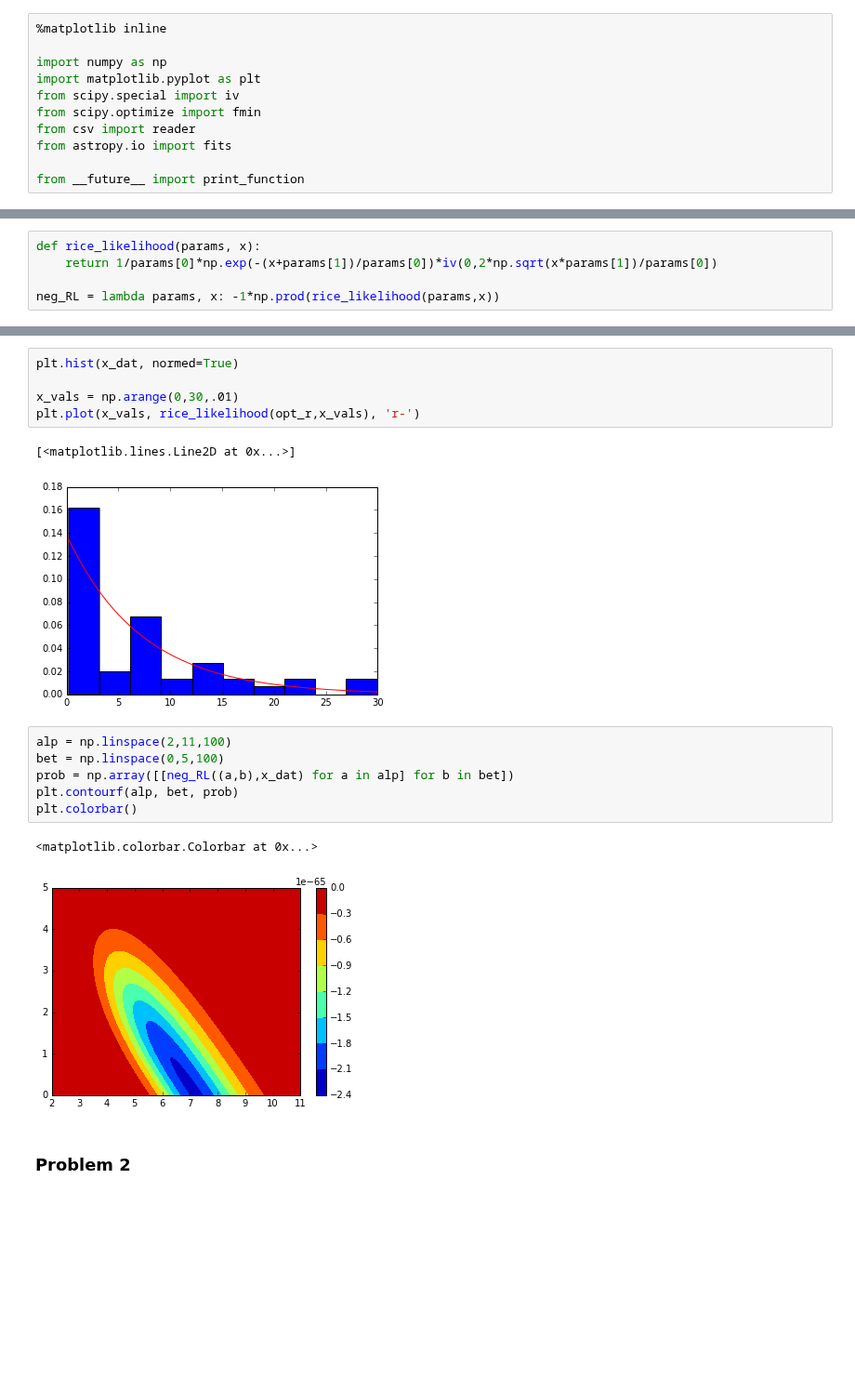
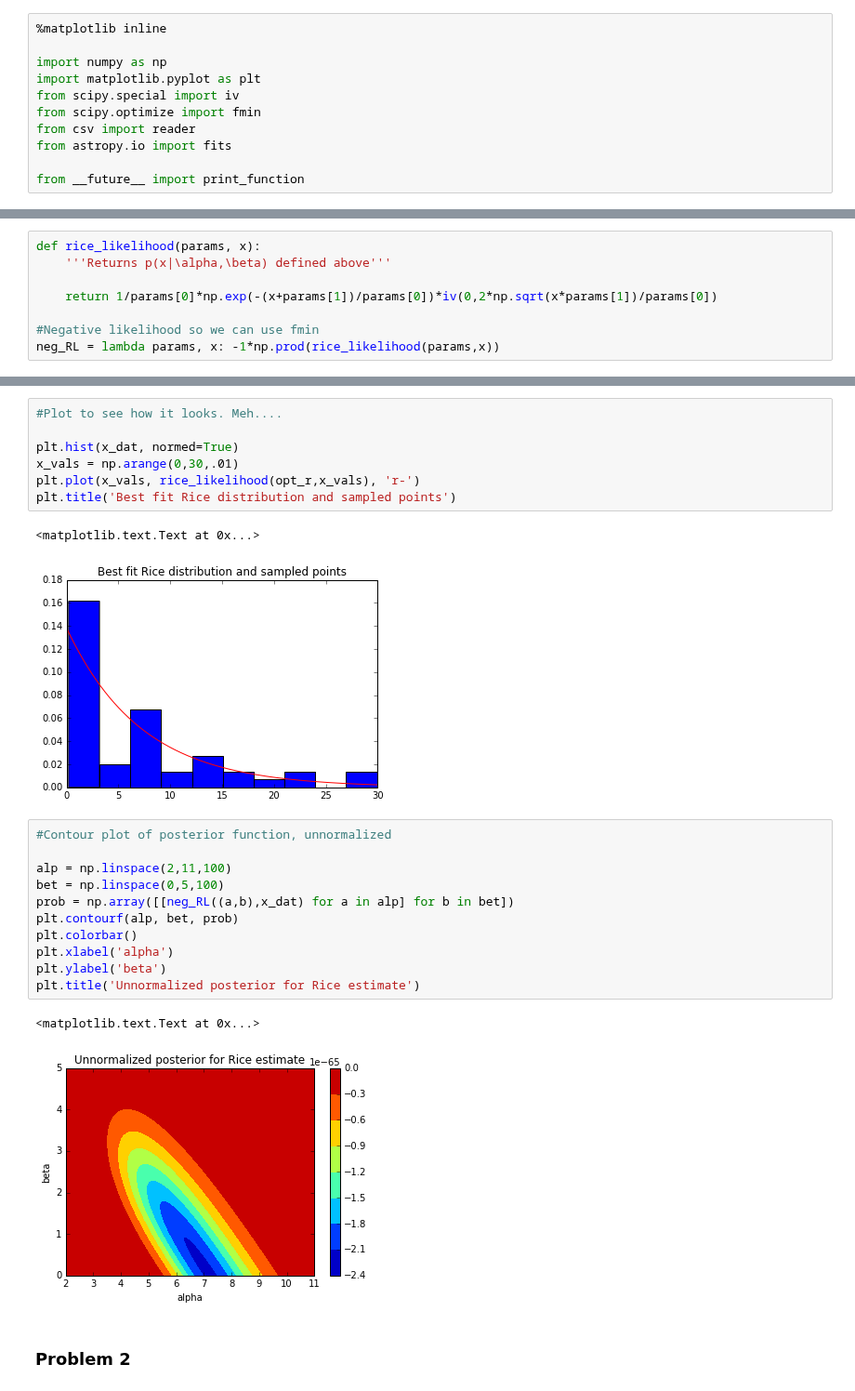
Before and after one commit to mbuchove/notebook-wurk-b, a Jupyter notebook: stats/HW_6_PS.ipynb, the cells around one changed output, grey strips where cells are left out. Shown at 93% size. Drawn from its saved outputs; the diff is of its cells as text; blank space fills up the shorter version.

```diff
--- a/stats/HW_6_PS.ipynb
+++ b/stats/HW_6_PS.ipynb
@@ -37,6 +59,9 @@ print(x_dat)
 # %%
 def rice_likelihood(params, x):
+    '''Returns p(x|\alpha,\beta) defined above'''
+
     return 1/params[0]*np.exp(-(x+params[1])/params[0])*iv(0,2*np.sqrt(x*params[1])/params[0])
 
+#Negative likelihood so we can use fmin
 neg_RL = lambda params, x: -1*np.prod(rice_likelihood(params,x))
 # %%
@@ -51,22 +78,29 @@ Optimization terminated successfully.
          Function evaluations: 55
 [  7.22612374e+00   7.86827536e-04]
 # %%
+#Plot to see how it looks. Meh....
+
 plt.hist(x_dat, normed=True)
-
 x_vals = np.arange(0,30,.01)
 plt.plot(x_vals, rice_likelihood(opt_r,x_vals), 'r-')
+plt.title('Best fit Rice distribution and sampled points')
 # %% [output]
-[<matplotlib.lines.Line2D at 0x...>]
+<matplotlib.text.Text at 0x...>
-[figure, old version]
+[figure, new version]
 # %%
+#Contour plot of posterior function, unnormalized
+
 alp = np.linspace(2,11,100)
 bet = np.linspace(0,5,100)
 prob = np.array([[neg_RL((a,b),x_dat) for a in alp] for b in bet])
 plt.contourf(alp, bet, prob)
 plt.colorbar()
+plt.xlabel('alpha')
+plt.ylabel('beta')
+plt.title('Unnormalized posterior for Rice estimate')
 # %% [output]
-<matplotlib.colorbar.Colorbar at 0x...>
+<matplotlib.text.Text at 0x...>
-[figure, old version]
+[figure, new version]
 # %% [markdown]
 <h3>Problem 2</h3>
 # %%
```
Also changed, not shown: parts of 15 cells of this notebook.
